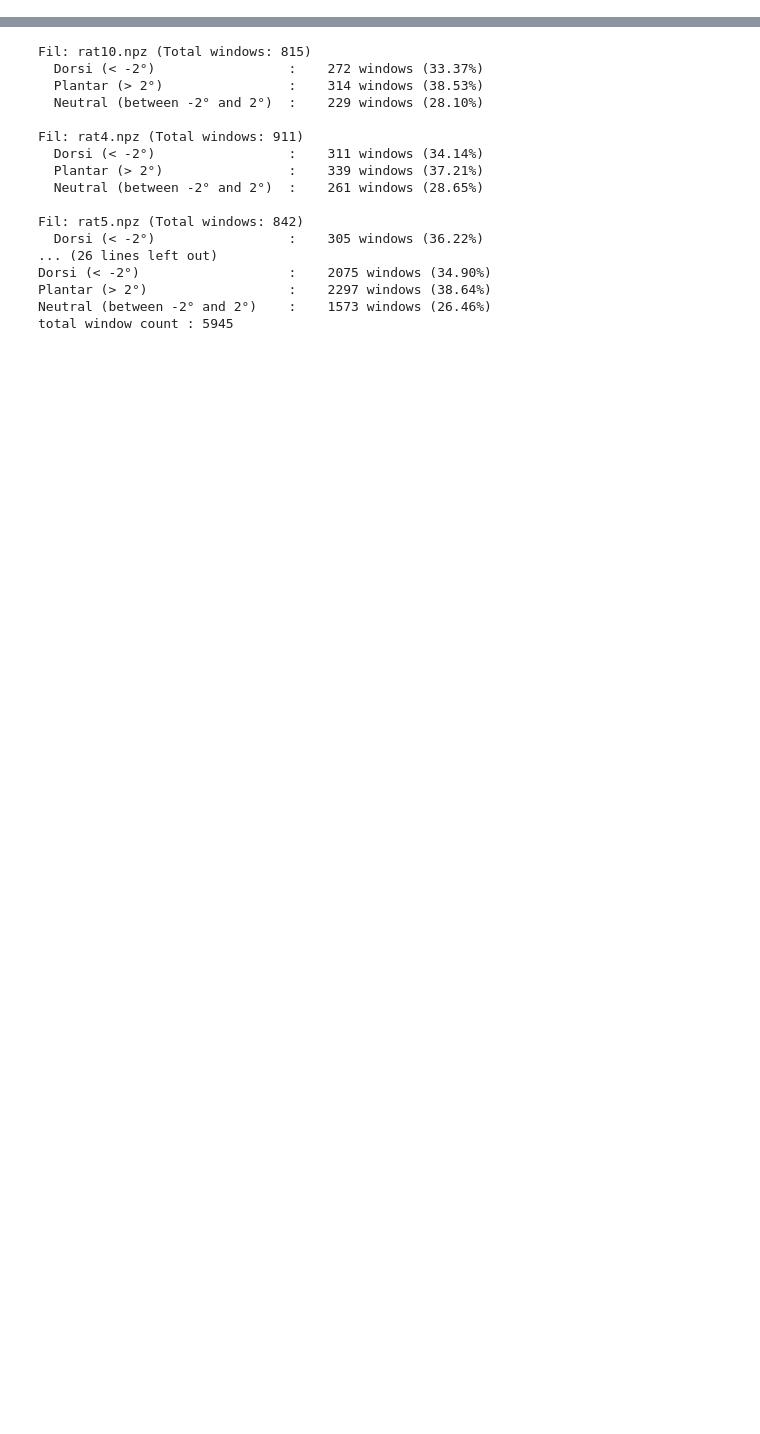
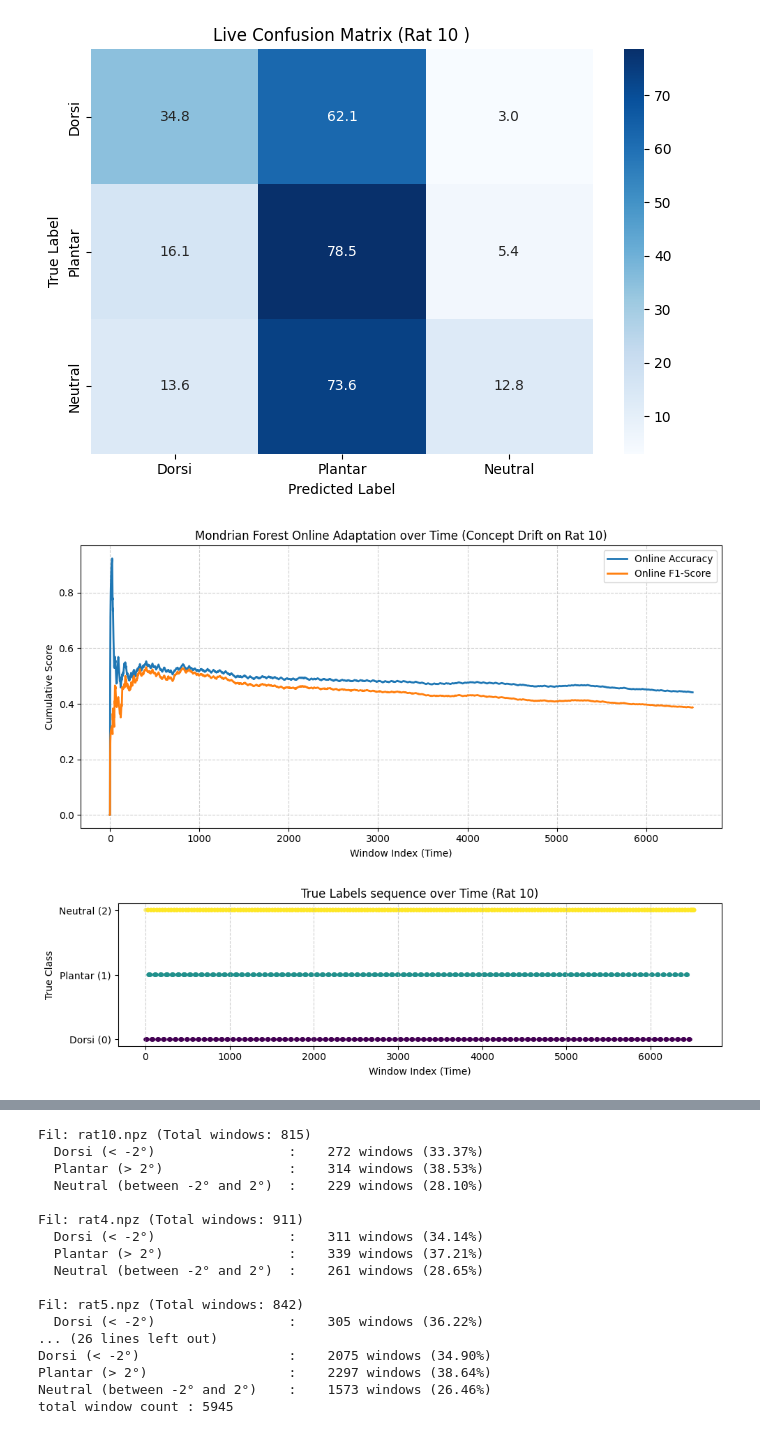
Before and after one commit to christopherahk/Fagprojekt, a Jupyter notebook: python_files/data_trees.ipynb, the cells around one changed output, grey strips where cells are left out. Saved outputs shown, nothing was run; the diff lists cells and outputs as text; code cells hidden in the pictures; blank space fills up the shorter version.

```diff
--- a/python_files/data_trees.ipynb
+++ b/python_files/data_trees.ipynb
@@ -75,3 +75,56 @@ plt.show()
+# %%
+import numpy as np
+import matplotlib.pyplot as plt
+import seaborn as sns
+from sklearn.metrics import confusion_matrix
+
+# --- 1. Confusion Matrix ---
+cm = confusion_matrix(df_live['label'], df_live['pred'])
+cm_percent = cm.astype('float') / cm.sum(axis=1)[:, np.newaxis] * 100
+
+plt.figure(figsize=(7, 5))
+sns.heatmap(cm_percent, annot=True, fmt='.1f', cmap='Blues',
+            xticklabels=["Dorsi", "Plantar", "Neutral"],
+            yticklabels=["Dorsi", "Plantar", "Neutral"])
+plt.title('Live Confusion Matrix (Rat 10 )')
+plt.xlabel('Predicted Label')
+plt.ylabel('True Label')
+plt.tight_layout()
+plt.show()
+
+# --- 2. Learning Curve ---
+plt.figure(figsize=(10, 5))
+plt.plot(df_live['window_index'], df_live['running_accuracy'], label='Online Accuracy', linewidth=2, color='#1f77b4')
+plt.plot(df_live['window_index'], df_live['running_f1'], label='Online F1-Score', linewidth=2, color='#ff7f0e')
+plt.title('Mondrian Forest Online Adaptation over Time (Concept Drift on Rat 10)')
+plt.xlabel('Window Index (Time)')
+plt.ylabel('Cumulative Score')
+plt.grid(True, linestyle='--', alpha=0.6)
+plt.legend()
+plt.tight_layout()
+plt.show()
+
+# --- 3. NYT: Tidslinje for Sande Labels (True Labels over Time) ---
+plt.figure(figsize=(10, 3)) # Lidt fladere plot, da det er en tidslinje
+
+# Vi bruger scatter for at man kan se hvert vindue som en prik
+plt.scatter(df_live['window_index'], df_live['label'],
+            c=df_live['label'], cmap='viridis', s=10, alpha=0.5)
+
+plt.title('True Labels sequence over Time (Rat 10)')
+plt.xlabel('Window Index (Time)')
+plt.ylabel('True Class')
+
+# Gør y-aksen læsbar (Vis kun 0, 1 og 2 med tekst)
+plt.yticks([0, 1, 2], ["Dorsi (0)", "Plantar (1)", "Neutral (2)"])
+
+plt.grid(True, axis='x', linestyle='--', alpha=0.6)
+plt.tight_layout()
+plt.show()
+# %% [output]
+[figure, added]
+[figure, added]
+[figure, added]
 # %%
 
 from sklearn.metrics import cohen_kappa_score
```
Also changed, not shown: parts of 7 cells of this notebook, 4 other files.
